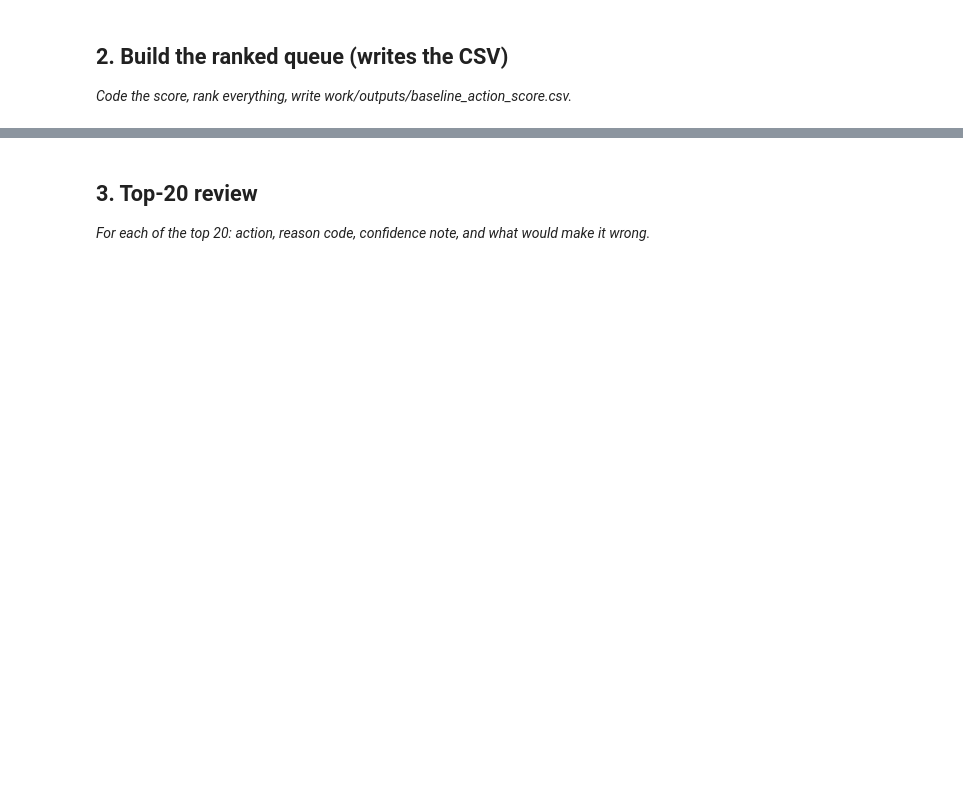
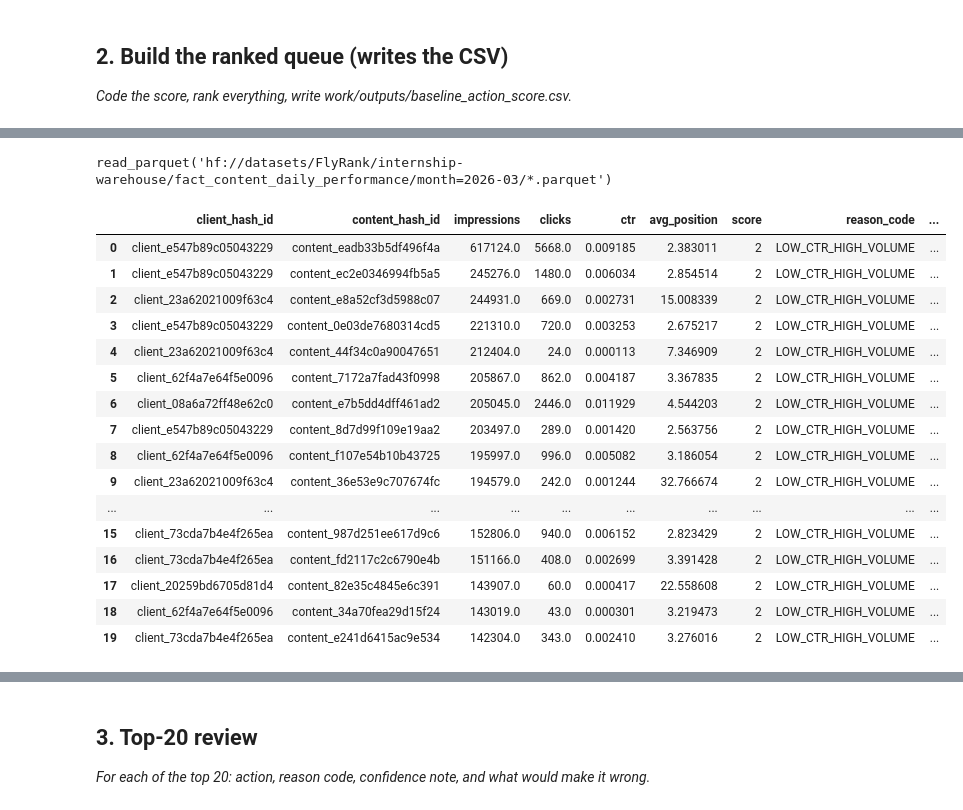
Before and after one commit to kiran162005/flyrank-ml, a Jupyter notebook: work/notebooks/w04_baseline_score.ipynb, the cells around one changed output, grey strips where cells are left out. Saved outputs shown, nothing was run; the diff lists cells and outputs as text; code cells hidden in the pictures; blank space fills up the shorter version.

```diff
--- a/work/notebooks/w04_baseline_score.ipynb
+++ b/work/notebooks/w04_baseline_score.ipynb
@@ -16,0 +117,20 @@ This skeleton is yours to fill. Work the sections **in order** — each one has
+# %%
+baseline = con.sql(
+    f"""
+    SELECT
+        client_hash_id,
+        content_hash_id,
+        SUM(gsc_impressions) AS impressions,
+        SUM(gsc_clicks) AS clicks,
+        SUM(gsc_clicks) * 1.0
+            / NULLIF(SUM(gsc_impressions), 0) AS ctr,
+        AVG(gsc_avg_position) AS avg_position
+    FROM {FACT}
+    WHERE gsc_data_available IS TRUE
+    GROUP BY client_hash_id, content_hash_id
+    HAVING SUM(gsc_impressions) > 0
+    """
+).df()
+
+print("Content-level rows:", len(baseline))
+display(baseline.head())
@@ -16,0 +145,44 @@ This skeleton is yours to fill. Work the sections **in order** — each one has
+# %%
+print(FACT)
+# %% [output]
+read_parquet('hf://datasets/FlyRank/internship-warehouse/fact_content_daily_performance/month=2026-03/*.parquet')
+# %%
+baseline["score"] = 0
+baseline["reason_code"] = "LOW_PRIORITY"
+baseline["action"] = "NO_ACTION"
+
+high_volume = baseline["impressions"] >= 100
+low_ctr = baseline["ctr"] < 0.02
+
+baseline.loc[high_volume, "score"] = 1
+baseline.loc[high_volume, "reason_code"] = "HIGH_SEARCH_VOLUME"
+baseline.loc[high_volume, "action"] = "WATCH"
+
+baseline.loc[high_volume & low_ctr, "score"] = 2
+baseline.loc[high_volume & low_ctr, "reason_code"] = "LOW_CTR_HIGH_VOLUME"
+baseline.loc[high_volume & low_ctr, "action"] = "REVIEW"
+
+baseline = baseline.sort_values(
+    ["score", "impressions"],
+    ascending=[False, False]
+).reset_index(drop=True)
+
+display(baseline.head(20))
+# %% [output]
+|  | client_hash_id | content_hash_id | impressions | clicks | ctr | avg_position | score | reason_code | ... |
+| 0 | client_e547b89c05043229 | content_eadb33b5df496f4a | 617124.0 | 5668.0 | 0.009185 | 2.383011 | 2 | LOW_CTR_HIGH_VOLUME | ... |
+| 1 | client_e547b89c05043229 | content_ec2e0346994fb5a5 | 245276.0 | 1480.0 | 0.006034 | 2.854514 | 2 | LOW_CTR_HIGH_VOLUME | ... |
+| 2 | client_23a62021009f63c4 | content_e8a52cf3d5988c07 | 244931.0 | 669.0 | 0.002731 | 15.008339 | 2 | LOW_CTR_HIGH_VOLUME | ... |
+| 3 | client_e547b89c05043229 | content_0e03de7680314cd5 | 221310.0 | 720.0 | 0.003253 | 2.675217 | 2 | LOW_CTR_HIGH_VOLUME | ... |
+| 4 | client_23a62021009f63c4 | content_44f34c0a90047651 | 212404.0 | 24.0 | 0.000113 | 7.346909 | 2 | LOW_CTR_HIGH_VOLUME | ... |
+| 5 | client_62f4a7e64f5e0096 | content_7172a7fad43f0998 | 205867.0 | 862.0 | 0.004187 | 3.367835 | 2 | LOW_CTR_HIGH_VOLUME | ... |
+| 6 | client_08a6a72ff48e62c0 | content_e7b5dd4dff461ad2 | 205045.0 | 2446.0 | 0.011929 | 4.544203 | 2 | LOW_CTR_HIGH_VOLUME | ... |
+| 7 | client_e547b89c05043229 | content_8d7d99f109e19aa2 | 203497.0 | 289.0 | 0.001420 | 2.563756 | 2 | LOW_CTR_HIGH_VOLUME | ... |
+| 8 | client_62f4a7e64f5e0096 | content_f107e54b10b43725 | 195997.0 | 996.0 | 0.005082 | 3.186054 | 2 | LOW_CTR_HIGH_VOLUME | ... |
+| 9 | client_23a62021009f63c4 | content_36e53e9c707674fc | 194579.0 | 242.0 | 0.001244 | 32.766674 | 2 | LOW_CTR_HIGH_VOLUME | ... |
+| ... | ... | ... | ... | ... | ... | ... | ... | ... | ... |
+| 15 | client_73cda7b4e4f265ea | content_987d251ee617d9c6 | 152806.0 | 940.0 | 0.006152 | 2.823429 | 2 | LOW_CTR_HIGH_VOLUME | ... |
+| 16 | client_73cda7b4e4f265ea | content_fd2117c2c6790e4b | 151166.0 | 408.0 | 0.002699 | 3.391428 | 2 | LOW_CTR_HIGH_VOLUME | ... |
+| 17 | client_20259bd6705d81d4 | content_82e35c4845e6c391 | 143907.0 | 60.0 | 0.000417 | 22.558608 | 2 | LOW_CTR_HIGH_VOLUME | ... |
+| 18 | client_62f4a7e64f5e0096 | content_34a70fea29d15f24 | 143019.0 | 43.0 | 0.000301 | 3.219473 | 2 | LOW_CTR_HIGH_VOLUME | ... |
+| 19 | client_73cda7b4e4f265ea | content_e241d6415ac9e534 | 142304.0 | 343.0 | 0.002410 | 3.276016 | 2 | LOW_CTR_HIGH_VOLUME | ... |
```
Also changed, not shown: parts of 13 cells of this notebook.
